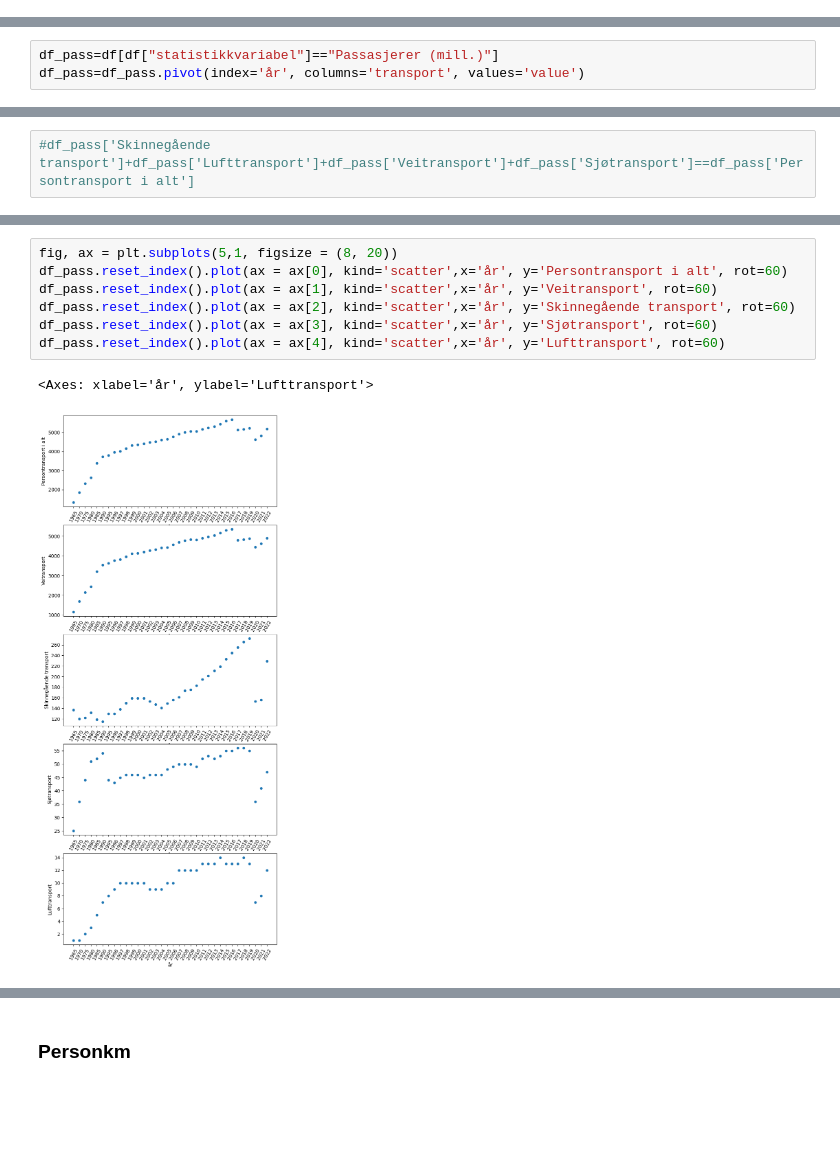
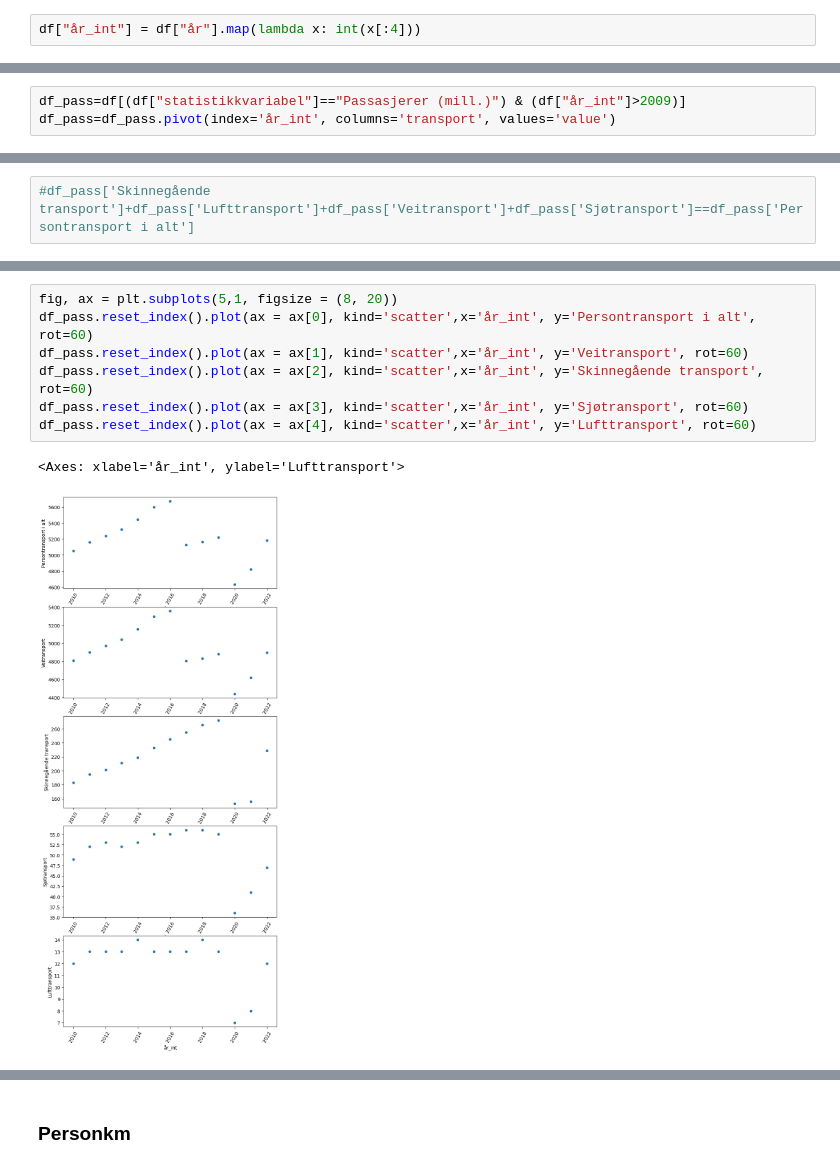
Before and after one commit to nori-parelius/InnenlandskTransport, a Jupyter notebook: transport.ipynb, the cells around one changed output, grey strips where cells are left out. Saved outputs shown, nothing was run; the diff lists cells and outputs as text; blank space fills up the shorter version.

Commit message:
[Finish] persontransport

```diff
--- a/transport.ipynb
+++ b/transport.ipynb
@@ -138,3 +138,5 @@ print(df[df.isna().any(axis=1)]['transport'].unique())
  'Lufttransport mellom norske flyplasser som del av utenlandsreise']
 # %% [markdown]
 ### Passasjerer
+# %%
+df["år_int"] = df["år"].map(lambda x: int(x[:4]))
@@ -141,4 +152,4 @@ print(df[df.isna().any(axis=1)]['transport'].unique())
 # %%
-df_pass=df[df["statistikkvariabel"]=="Passasjerer (mill.)"]
-df_pass=df_pass.pivot(index='år', columns='transport', values='value')
+df_pass=df[(df["statistikkvariabel"]=="Passasjerer (mill.)") & (df["år_int"]>2009)]
+df_pass=df_pass.pivot(index='år_int', columns='transport', values='value')
 # %%
@@ -187,14 +204,14 @@ print(df_pass['Skinnegående transport']+df_pass['Lufttransport']+df_pass['Veitr
 dtype: float64
 # %%
 fig, ax = plt.subplots(5,1, figsize = (8, 20))
-df_pass.reset_index().plot(ax = ax[0], kind='scatter',x='år', y='Persontransport i alt', rot=60)
-df_pass.reset_index().plot(ax = ax[1], kind='scatter',x='år', y='Veitransport', rot=60)
-df_pass.reset_index().plot(ax = ax[2], kind='scatter',x='år', y='Skinnegående transport', rot=60)
-df_pass.reset_index().plot(ax = ax[3], kind='scatter',x='år', y='Sjøtransport', rot=60)
-df_pass.reset_index().plot(ax = ax[4], kind='scatter',x='år', y='Lufttransport', rot=60)
+df_pass.reset_index().plot(ax = ax[0], kind='scatter',x='år_int', y='Persontransport i alt', rot=60)
+df_pass.reset_index().plot(ax = ax[1], kind='scatter',x='år_int', y='Veitransport', rot=60)
+df_pass.reset_index().plot(ax = ax[2], kind='scatter',x='år_int', y='Skinnegående transport', rot=60)
+df_pass.reset_index().plot(ax = ax[3], kind='scatter',x='år_int', y='Sjøtransport', rot=60)
+df_pass.reset_index().plot(ax = ax[4], kind='scatter',x='år_int', y='Lufttransport', rot=60)
 # %% [output]
-<Axes: xlabel='år', ylabel='Lufttransport'>
+<Axes: xlabel='år_int', ylabel='Lufttransport'>
-[figure, old version]
+[figure, new version]
 # %%
 df_pass[["Skinnegående transport","Veitransport","Lufttransport", "Sjøtransport"]].plot(kind='bar', stacked=True)
 plt.legend(bbox_to_anchor=(1.05,1), loc=2, borderaxespad=0.)
```
Also changed, not shown: parts of 34 cells of this notebook, 6 other files.
